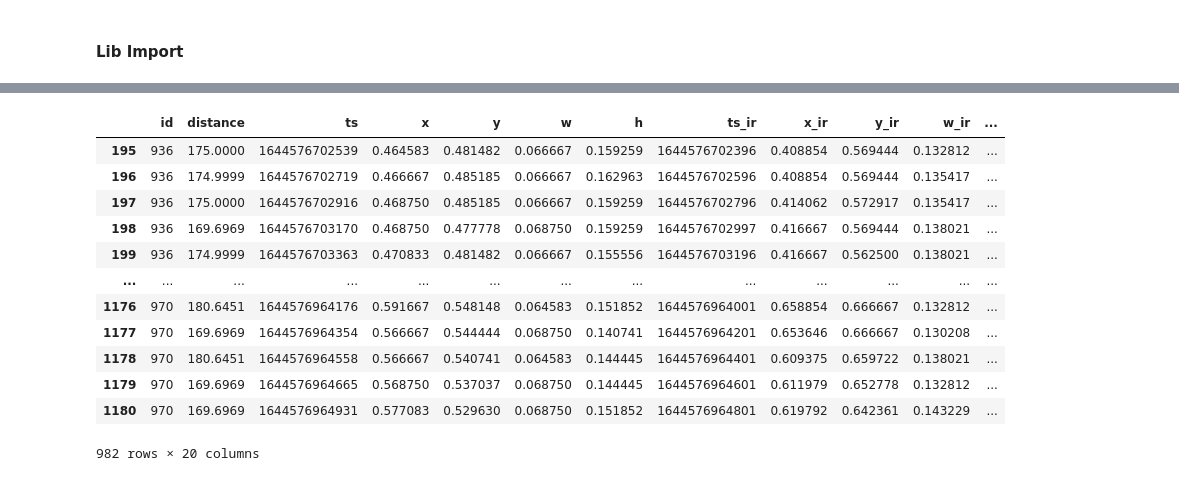
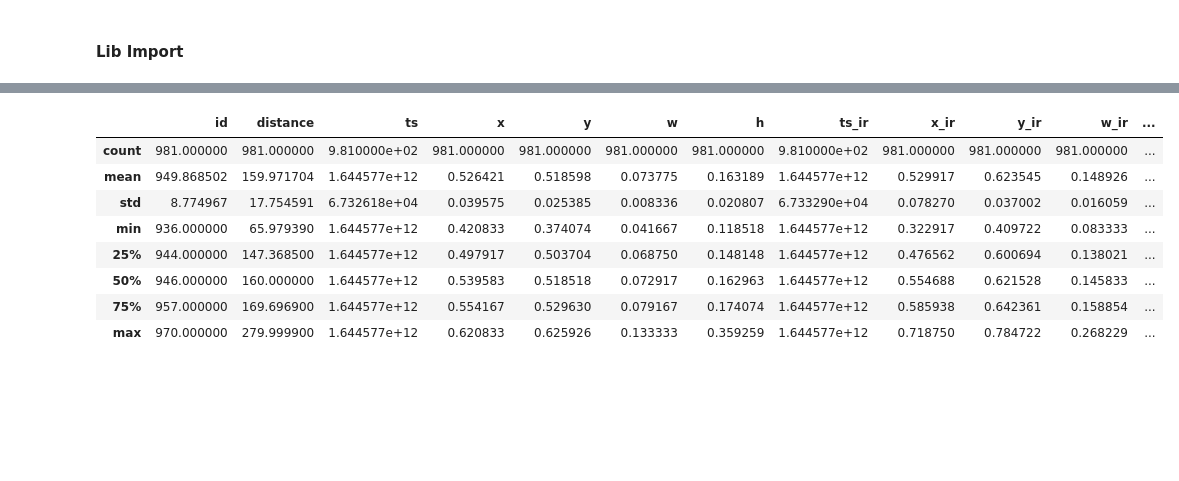
Before and after one commit to enotbeta/thermal-diplom, a Jupyter notebook: Main script.ipynb, the cells around one changed output, grey strips where cells are left out. Cells and saved outputs as stored; diff of their text form; code cells hidden in the pictures; blank space fills up the shorter version.

```diff
--- a/Main script.ipynb
+++ b/Main script.ipynb
@@ -11,29 +37,29 @@ import math
 # %%
-url = "https://pastebin.com/raw/j30qh61S"
-#resp = urllib.request.urlopen(url_data)
-data1 = pd.read_csv(r'./dataset/Sochi10-11.csv', header=0, sep =',')
 
 
 data1 = data1.loc[data1['temperatureAvg'] > 1]
+data1 = data1.loc[data1['temperatureSdv'] > 1]
+#data1 = data1.loc[data1['temperatureSdv'] < 2000]
+data1 = data1.loc[data1['temperatureMax'] > 1]
+data1 = data1.loc[data1['temperatureMin'] > 1]
+data1 = data1.loc[data1['temperatureAvgExt'] > 1]
+data1 = data1.loc[data1['temperatureSdvExt'] > 1]
 data1 = data1.loc[data1['id']  > 933]
-#data1 = data1.loc[data1['temperatureAvg'] < 4000]
-data1 = data1.loc[data1['temperatureAvg'] > 2000]
-#data1 = data1.loc[data1['mappingError'] < 0.01]
+#data1 = data1.loc[data1['distance']  > 1]
+data1 = data1.loc[data1['temperatureAvg'] < 3500]
+data1 = data1.loc[data1['temperatureAvg'] > 2400]
+#data1 = data1.loc[data1['mappingError'] < 0.1]
 #data1 = data1.loc[data1['temperatureSdv'] < 500]
-data1 = data1.loc[data1['ts'] < 1644576965032]
+#data1 = data1.loc[data1['ts'] < 1644576965032]
 # %%
-data1
+data1.describe()
 # %% [output]
 |  | id | distance | ts | x | y | w | h | ts_ir | x_ir | y_ir | w_ir | ... |
-| 195 | 936 | 175.0000 | 1644576702539 | 0.464583 | 0.481482 | 0.066667 | 0.159259 | 1644576702396 | 0.408854 | 0.569444 | 0.132812 | ... |
-| 196 | 936 | 174.9999 | 1644576702719 | 0.466667 | 0.485185 | 0.066667 | 0.162963 | 1644576702596 | 0.408854 | 0.569444 | 0.135417 | ... |
-| 197 | 936 | 175.0000 | 1644576702916 | 0.468750 | 0.485185 | 0.066667 | 0.159259 | 1644576702796 | 0.414062 | 0.572917 | 0.135417 | ... |
-| 198 | 936 | 169.6969 | 1644576703170 | 0.468750 | 0.477778 | 0.068750 | 0.159259 | 1644576702997 | 0.416667 | 0.569444 | 0.138021 | ... |
-| 199 | 936 | 174.9999 | 1644576703363 | 0.470833 | 0.481482 | 0.066667 | 0.155556 | 1644576703196 | 0.416667 | 0.562500 | 0.138021 | ... |
-| ... | ... | ... | ... | ... | ... | ... | ... | ... | ... | ... | ... | ... |
-| 1176 | 970 | 180.6451 | 1644576964176 | 0.591667 | 0.548148 | 0.064583 | 0.151852 | 1644576964001 | 0.658854 | 0.666667 | 0.132812 | ... |
-| 1177 | 970 | 169.6969 | 1644576964354 | 0.566667 | 0.544444 | 0.068750 | 0.140741 | 1644576964201 | 0.653646 | 0.666667 | 0.130208 | ... |
-| 1178 | 970 | 180.6451 | 1644576964558 | 0.566667 | 0.540741 | 0.064583 | 0.144445 | 1644576964401 | 0.609375 | 0.659722 | 0.138021 | ... |
-| 1179 | 970 | 169.6969 | 1644576964665 | 0.568750 | 0.537037 | 0.068750 | 0.144445 | 1644576964601 | 0.611979 | 0.652778 | 0.132812 | ... |
-| 1180 | 970 | 169.6969 | 1644576964931 | 0.577083 | 0.529630 | 0.068750 | 0.151852 | 1644576964801 | 0.619792 | 0.642361 | 0.143229 | ... |
+| count | 981.000000 | 981.000000 | 9.810000e+02 | 981.000000 | 981.000000 | 981.000000 | 981.000000 | 9.810000e+02 | 981.000000 | 981.000000 | 981.000000 | ... |
+| mean | 949.868502 | 159.971704 | 1.644577e+12 | 0.526421 | 0.518598 | 0.073775 | 0.163189 | 1.644577e+12 | 0.529917 | 0.623545 | 0.148926 | ... |
+| std | 8.774967 | 17.754591 | 6.732618e+04 | 0.039575 | 0.025385 | 0.008336 | 0.020807 | 6.733290e+04 | 0.078270 | 0.037002 | 0.016059 | ... |
+| min | 936.000000 | 65.979390 | 1.644577e+12 | 0.420833 | 0.374074 | 0.041667 | 0.118518 | 1.644577e+12 | 0.322917 | 0.409722 | 0.083333 | ... |
+| 25% | 944.000000 | 147.368500 | 1.644577e+12 | 0.497917 | 0.503704 | 0.068750 | 0.148148 | 1.644577e+12 | 0.476562 | 0.600694 | 0.138021 | ... |
+| 50% | 946.000000 | 160.000000 | 1.644577e+12 | 0.539583 | 0.518518 | 0.072917 | 0.162963 | 1.644577e+12 | 0.554688 | 0.621528 | 0.145833 | ... |
+| 75% | 957.000000 | 169.696900 | 1.644577e+12 | 0.554167 | 0.529630 | 0.079167 | 0.174074 | 1.644577e+12 | 0.585938 | 0.642361 | 0.158854 | ... |
+| max | 970.000000 | 279.999900 | 1.644577e+12 | 0.620833 | 0.625926 | 0.133333 | 0.359259 | 1.644577e+12 | 0.718750 | 0.784722 | 0.268229 | ... |
-982 rows × 20 columns
```
Also changed, not shown: parts of 11 cells of this notebook, 2 other files.
